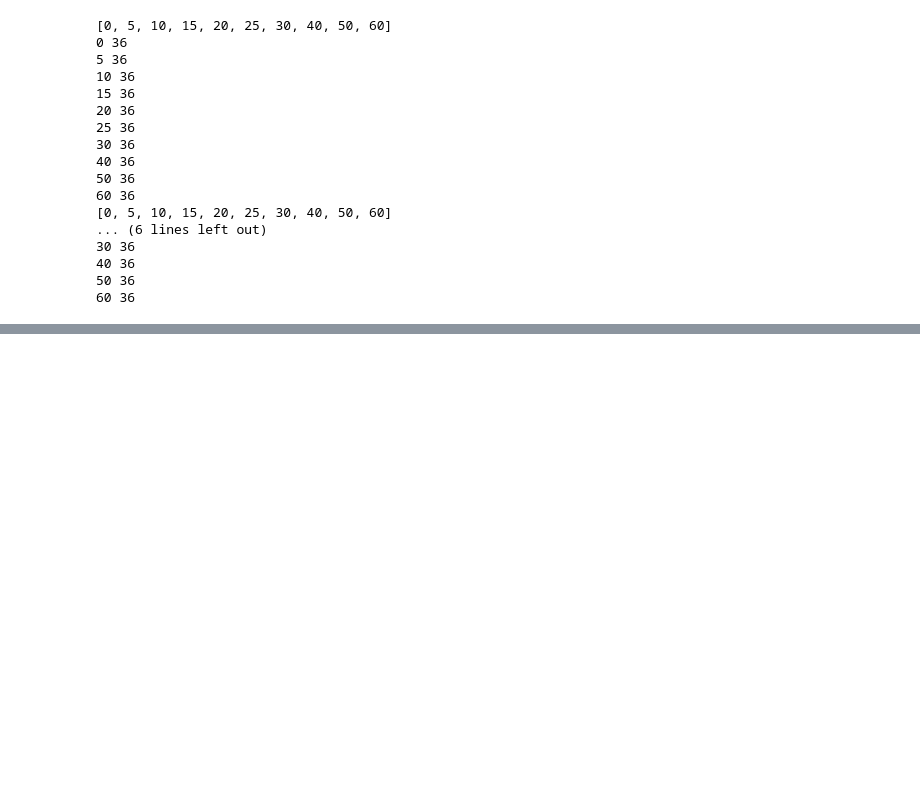
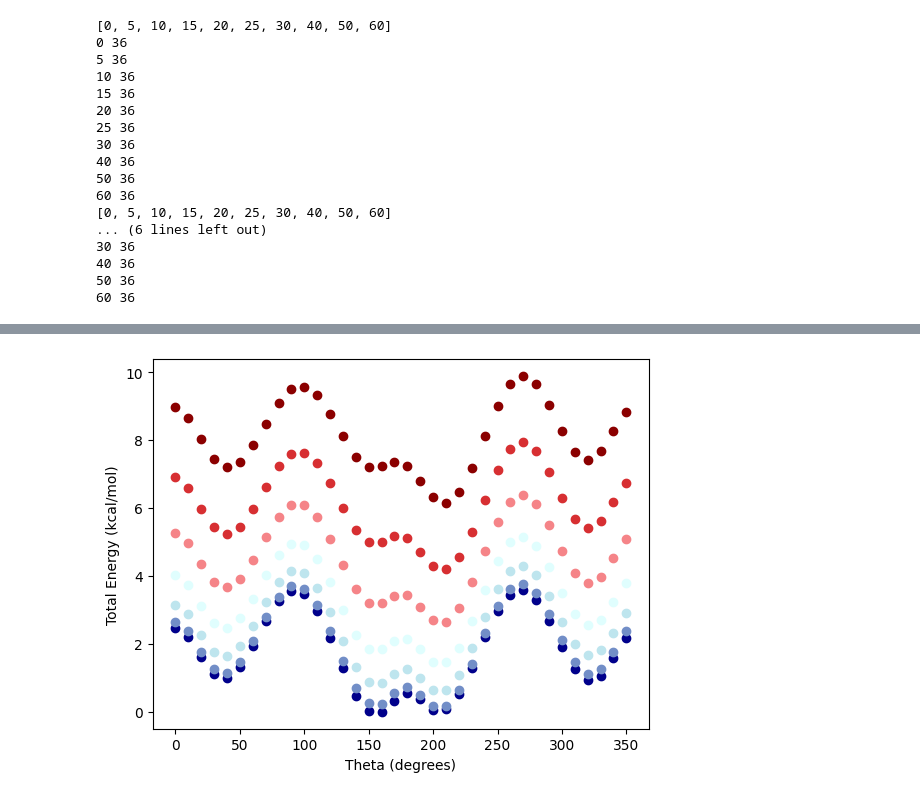
Before and after one commit to LRG-computational/impropers-data-analysis, a Jupyter notebook: ptb7in/shruti-impropers-analysis.ipynb, the cells around one changed output, grey strips where cells are left out. Cells and saved outputs as stored; diff of their text form; code cells hidden in the pictures; blank space fills up the shorter version.

```diff
--- a/ptb7in/shruti-impropers-analysis.ipynb
+++ b/ptb7in/shruti-impropers-analysis.ipynb
@@ -319,3 +366,7 @@ norm = Normalize(vmin=np.min(phis), vmax=np.max(phis))
+# %%
+plot_energy_dict(rimp2_total)
+# %% [output]
+[figure, added]
 # %%
 title = {'fontsize':20}
 axes = {'fontsize':16}
```
Also changed, not shown: parts of 3 cells of this notebook, 8 other files.
